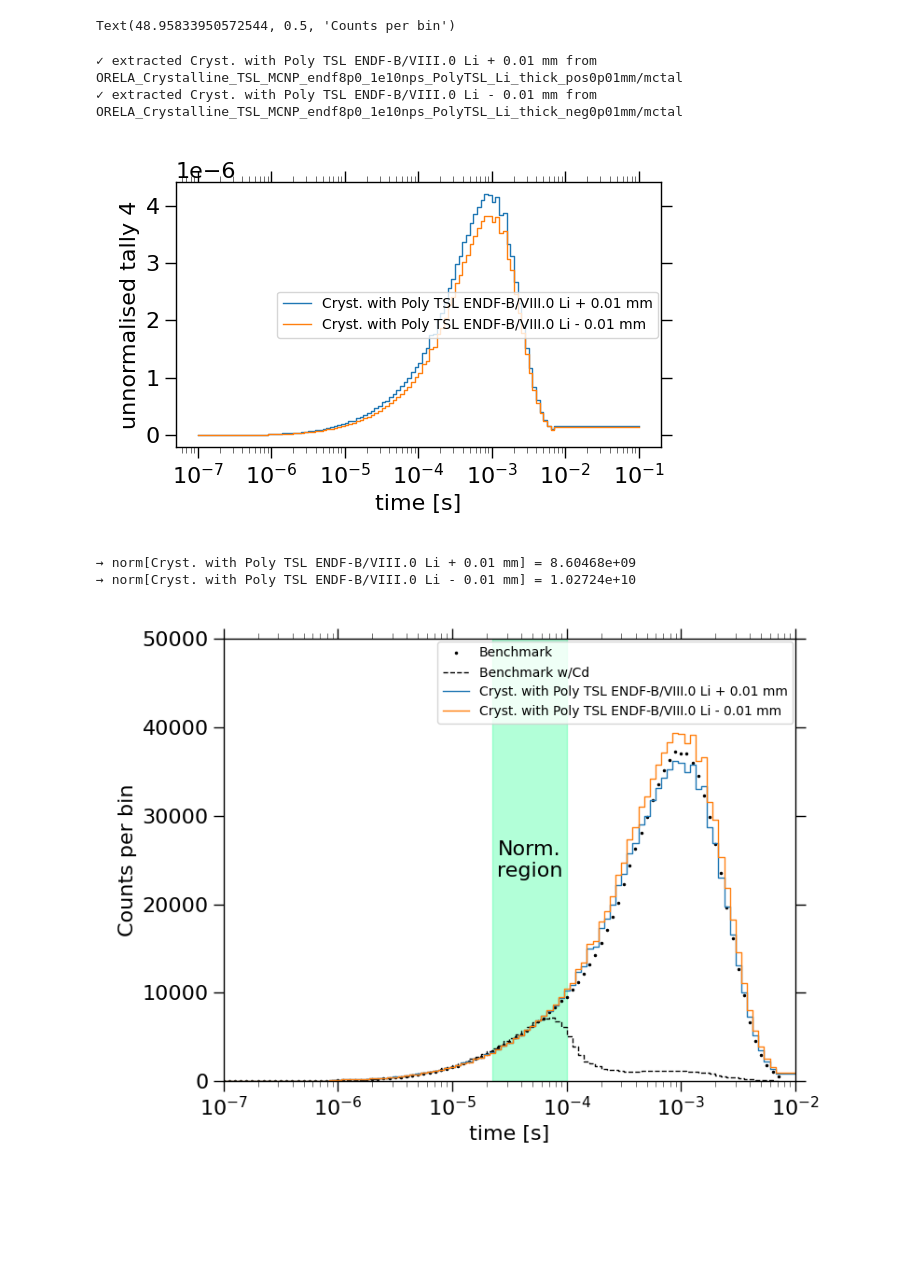
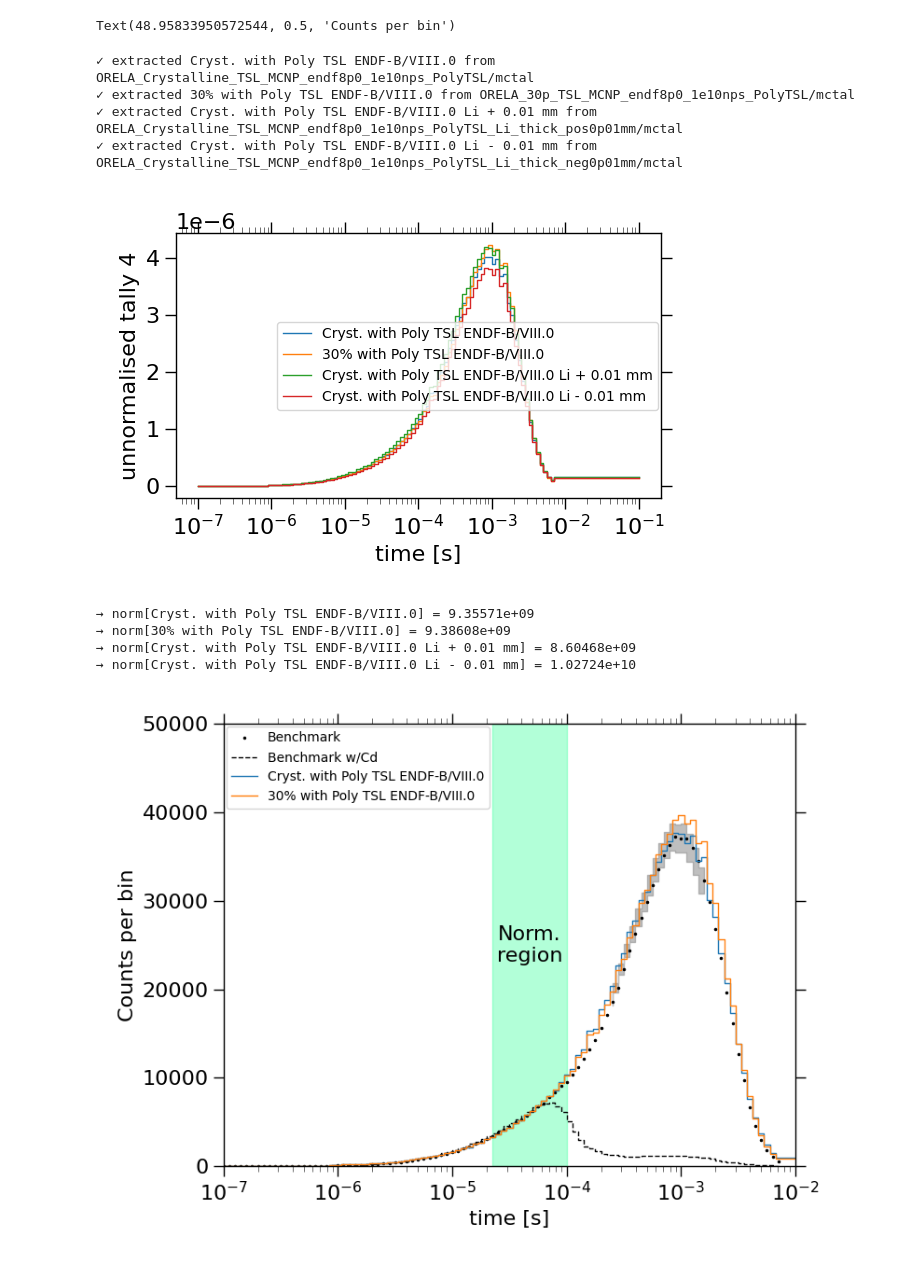
Before and after one commit to ramic-k/ICSBEP_and_IRPHE_graphite_benchmarks, a Jupyter notebook: FUND-ORELA-ACC-GRAPH-PNSDT-001/MCNP_input_files_and_runs/processing_MCNPruns.ipynb, the cells around one changed output. Drawn from its saved outputs; the diff is of its cells as text; code cells hidden in the pictures; blank space fills up the shorter version.

Commit message:
adding the latest version of the plotting notebook

```diff
--- a/FUND-ORELA-ACC-GRAPH-PNSDT-001/MCNP_input_files_and_runs/processing_MCNPruns.ipynb
+++ b/FUND-ORELA-ACC-GRAPH-PNSDT-001/MCNP_input_files_and_runs/processing_MCNPruns.ipynb
@@ -189,7 +189,7 @@ def extract_tally104_time(mctal_path: str):
     )
     return t_bins, values*1.63827E-02, errors
 
-include_li_error = 'no'  ### 'yes' or 'no'
+include_li_error = 'yes'  ### 'yes' or 'no'
 
 run_dirs = {
 
@@ -197,7 +197,7 @@ run_dirs = {
 
     ######## crystalline ENDF-B/VIII.0 runs
     # "Cryst. ENDF-B/VIII.0": "ORELA_Crystalline_TSL_MCNP_endf8p0_1e10nps_NoPolyTSL/mctal",
-    # "Cryst. with Poly TSL ENDF-B/VIII.0": "ORELA_Crystalline_TSL_MCNP_endf8p0_1e10nps_PolyTSL/mctal",
+    "Cryst. with Poly TSL ENDF-B/VIII.0": "ORELA_Crystalline_TSL_MCNP_endf8p0_1e10nps_PolyTSL/mctal",
 
     ######## Sd ENDF-B/VIII.0 runs
     # "Sd ENDF-B/VIII.0": "ORELA_Sd_TSL_MCNP_endf8p0_1e10nps_NoPolyTSL/mctal",
@@ -213,7 +213,7 @@ run_dirs = {
 
     # ####### 30P ENDF-B/VIII.0 runs
     # "30% ENDF-B/VIII.0": "ORELA_30p_TSL_MCNP_endf8p0_1e10nps_NoPolyTSL/mctal",
-    # "30% with Poly TSL ENDF-B/VIII.0": "ORELA_30p_TSL_MCNP_endf8p0_1e10nps_PolyTSL/mctal",
+    "30% with Poly TSL ENDF-B/VIII.0": "ORELA_30p_TSL_MCNP_endf8p0_1e10nps_PolyTSL/mctal",
 
      ######## Free gas ENDF-B/VIII.0 runs
     # "Free gas No Poly TSL ENDF-B/VIII.0": "ORELA_FreeGas_TSL_MCNP_endf8p0_1e10nps_NoPolyTSL/mctal",
@@ -249,9 +249,11 @@ plt.legend(loc=0, prop={'size': 10})
 plt.tight_layout()
 plt.show()
 # %% [output]
+✓ extracted Cryst. with Poly TSL ENDF-B/VIII.0 from ORELA_Crystalline_TSL_MCNP_endf8p0_1e10nps_PolyTSL/mctal
+✓ extracted 30% with Poly TSL ENDF-B/VIII.0 from ORELA_30p_TSL_MCNP_endf8p0_1e10nps_PolyTSL/mctal
 ✓ extracted Cryst. with Poly TSL ENDF-B/VIII.0 Li + 0.01 mm from ORELA_Crystalline_TSL_MCNP_endf8p0_1e10nps_PolyTSL_Li_thick_pos0p01mm/mctal
 ✓ extracted Cryst. with Poly TSL ENDF-B/VIII.0 Li - 0.01 mm from ORELA_Crystalline_TSL_MCNP_endf8p0_1e10nps_PolyTSL_Li_thick_neg0p01mm/mctal
-[figure, old version]
+[figure, new version]
 # %%
 # --- per-run normalization factors ---
 exp_slice = exp_data[norm_min:norm_max]
@@ -280,6 +282,8 @@ for run in run_dirs:
 
     print(f"→ norm[{run}] = {norms[run]:.6g}")
 # %% [output]
+→ norm[Cryst. with Poly TSL ENDF-B/VIII.0] = 9.35571e+09
+→ norm[30% with Poly TSL ENDF-B/VIII.0] = 9.38608e+09
 → norm[Cryst. with Poly TSL ENDF-B/VIII.0 Li + 0.01 mm] = 8.60468e+09
 → norm[Cryst. with Poly TSL ENDF-B/VIII.0 Li - 0.01 mm] = 1.02724e+10
 # %%
@@ -330,40 +334,54 @@ digitized_files = {
     #     "Digitized (Free Gas)",
 }
 # %%
+plot_li_perturbations = False   # True -> show Li ±0.01mm curves, False -> hide them
+
+li_pert_labels = {
+    "Cryst. with Poly TSL ENDF-B/VIII.0 Li + 0.01 mm",
+    "Cryst. with Poly TSL ENDF-B/VIII.0 Li - 0.01 mm",
+}
+
+
 plt.figure(figsize=(8, 6))
-
 
 plt.step(exp_t, exp_data, 'k.', where='pre', label='Benchmark',linewidth=1)
 
 if include_li_error=='yes':
     plt.fill_between(exp_t[data_min:data_max], exp_data[data_min:data_max]*(1-benchmark_error[data_min:data_max]), exp_data[data_min:data_max]*(1+benchmark_error[data_min:data_max]), color='gray', alpha=0.5, step='pre')
 
 plt.step(exp_t, exp_data_cd, 'k--', where='pre', label='Benchmark w/Cd', linewidth=1)
 
 # --- plot using each run’s own normalization ---
 for run, _ in run_dirs.items():
+
+    # keep your existing rule
     if "Perturbation" in run:
         continue
+
+    # NEW: optionally hide the Li thickness perturbation runs
+    if (not plot_li_perturbations) and (run in li_pert_labels):
+        continue
+
     plt.step(
         data[run][0],
         norms[run] * data[run][1],
         where="mid",
         label=run,
         linewidth=1,
     )
 
-for path, lab in digitized_files.items():
-    plot_digitized(path, lab, where="post", lw=1)
+# for path, lab in digitized_files.items():
+#     plot_digitized(path, lab, where="post", lw=1)
 
 plt.fill_between([exp_t[norm_min], exp_t[norm_max]], [0,0], [5e4, 5e4], color='springgreen', alpha=0.3, step='pre')
 plt.text(np.exp(0.5*(np.log(exp_t[norm_min]) + np.log(exp_t[norm_max]))), 25e3, 'Norm.\nregion', ha='center', va='center')
 plt.legend(loc=0, prop={'size': 10})
 plt.xscale('log')
 plt.xlabel('time [s]')
 plt.ylabel('Counts per bin')
 plt.ylim(0,5e4)
 plt.xlim(1e-7,1e-2)
 plt.tight_layout()
-plt.savefig('MCNP_10p_NoPolyTSL_vs_benchmark_report_comparison.png',dpi=600)
+#plt.savefig('MCNP_Cryst_vs_30p_withPolyTSL_Li_error_included_comparison.png',dpi=600)
 # %% [output]
-[figure, old version]
+[figure, new version]
```
